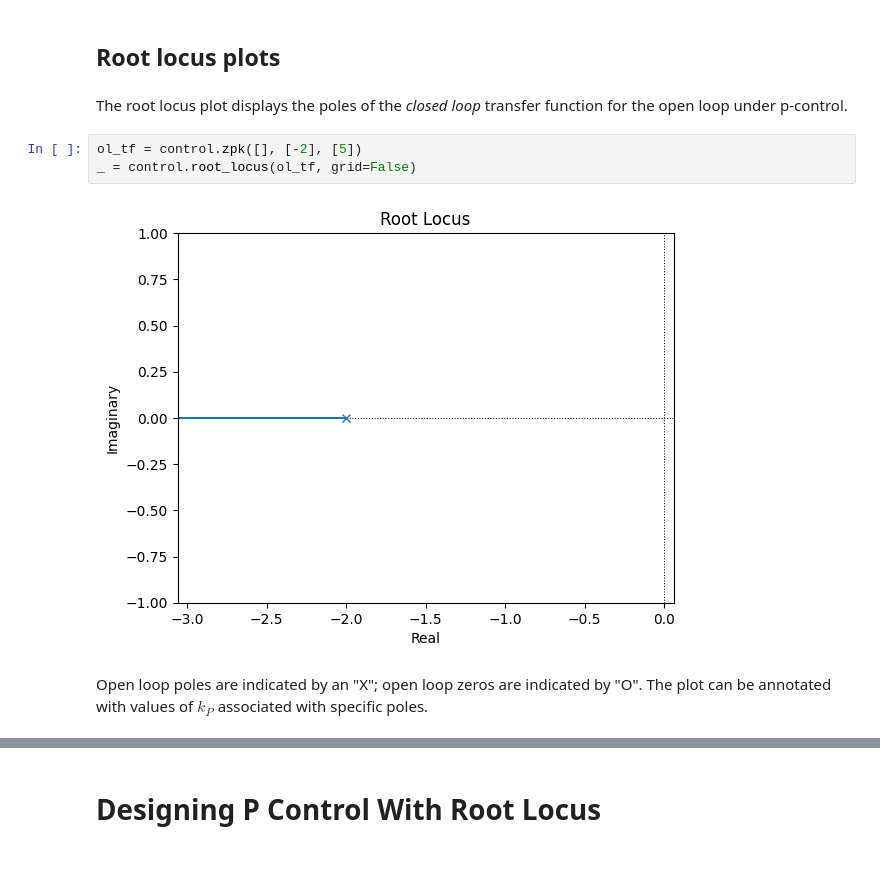
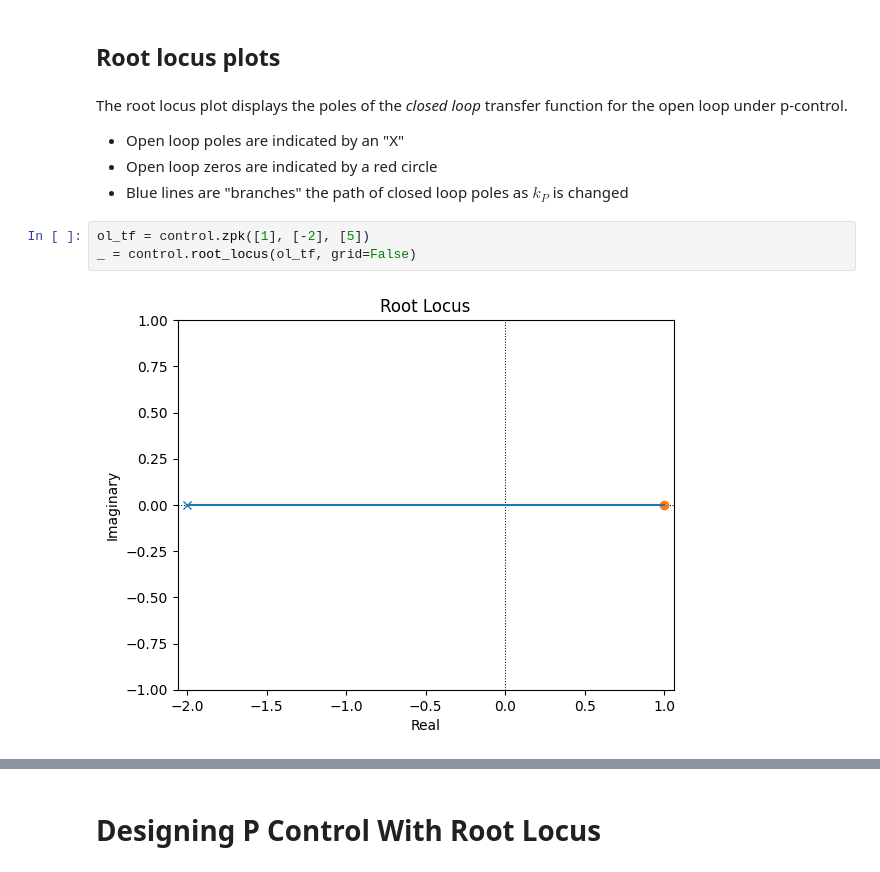
Before and after one commit to joseph-hellerstein/advanced-controls-lectures, a Jupyter notebook: lectures/root_locus_analysis/root_locus_analysis.ipynb, the cells around one changed output, grey strips where cells are left out. Drawn from its saved outputs; the diff is of its cells as text.

```diff
--- a/lectures/root_locus_analysis/root_locus_analysis.ipynb
+++ b/lectures/root_locus_analysis/root_locus_analysis.ipynb
@@ -124,10 +177,11 @@ This is cumbersome and time consuming if we want to compare many designs. Also,
 ## Root locus plots
 # %% [markdown]
 The root locus plot displays the poles of the *closed loop* transfer function for the open loop under p-control.
+* Open loop poles are indicated by an "X"
+* Open loop zeros are indicated by a red circle
+* Blue lines are "branches" the path of closed loop poles as $k_P$ is changed
 # %%
-ol_tf = control.zpk([], [-2], [5])
+ol_tf = control.zpk([1], [-2], [5])
 _ = control.root_locus(ol_tf, grid=False)
 # %% [output]
-[figure, old version]
+[figure, new version]
-# %% [markdown]
-Open loop poles are indicated by an "X"; open loop zeros are indicated by "O". The plot can be annotated with values of $k_P$ associated with specific poles.
```
Also changed, not shown: parts of 64 cells of this notebook.
